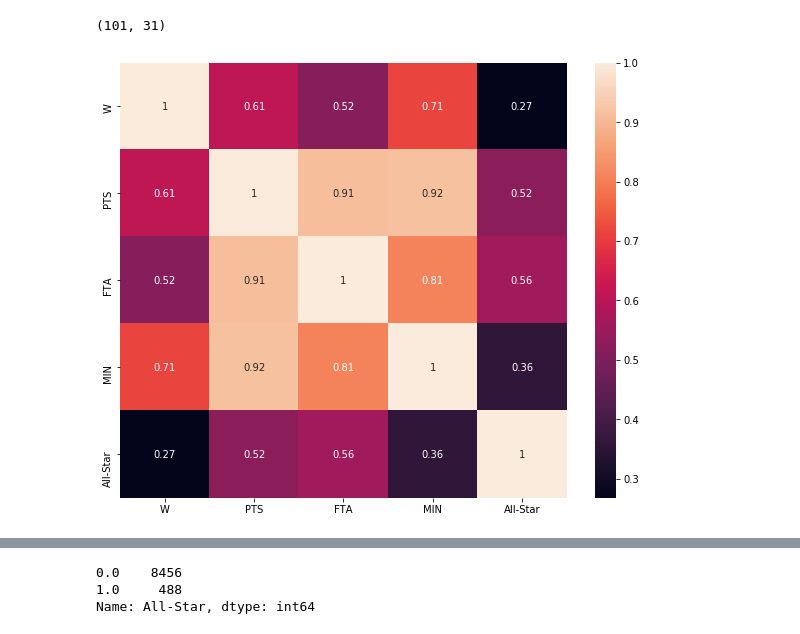
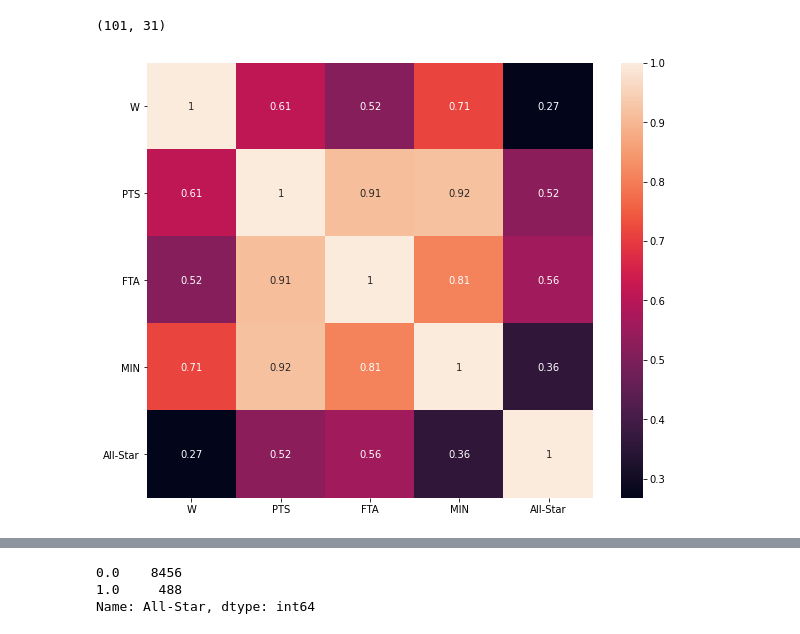
Before and after one commit to tanner103/Portfolio, a Jupyter notebook: Capstone/EDA.ipynb, the cells around one changed output, grey strips where cells are left out. Drawn from its saved outputs; the diff is of its cells as text; code cells hidden in the pictures.

```diff
--- a/Capstone/EDA.ipynb
+++ b/Capstone/EDA.ipynb
@@ -142,0 +131,3 @@ df.FTA.hist(by=df['All-Star']);
+# %%
+plt.rcParams["patch.force_edgecolor"] = True
+df.groupby('All-Star')['FTA'].hist(grid=False, edgecolor='#000000');
@@ -172,8 +165,9 @@ df[df['PTS'] == 0].shape
 (101, 31)
 # %%
 plt.figure(figsize = (10, 8))
-sns.heatmap(df[['W','PTS','FTA','MIN', 'All-Star']].corr(),annot= True);
+sns.heatmap(df[['W','PTS','FTA','MIN', 'All-Star']].corr(),annot= True)
+plt.yticks(rotation=0);
 # %% [output]
-[figure, old version]
+[figure, new version]
 # %%
 #df.PTS.hist()
```
Also changed, not shown: parts of 14 cells of this notebook, 2 other files.
